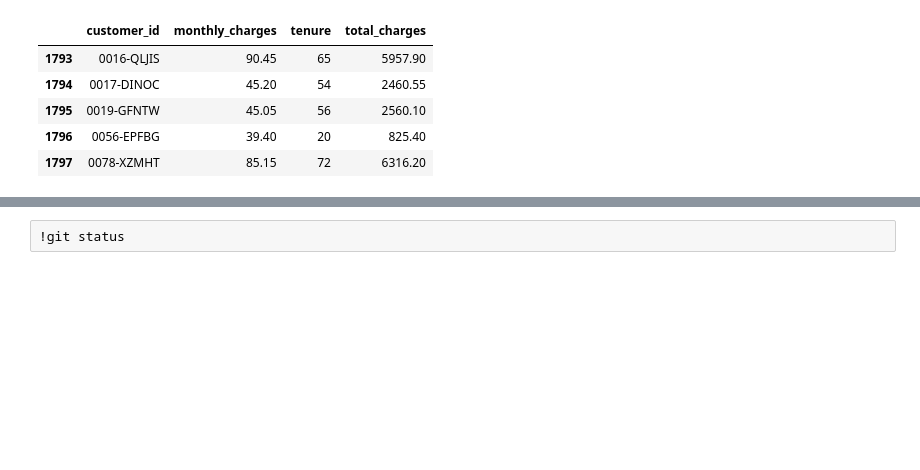
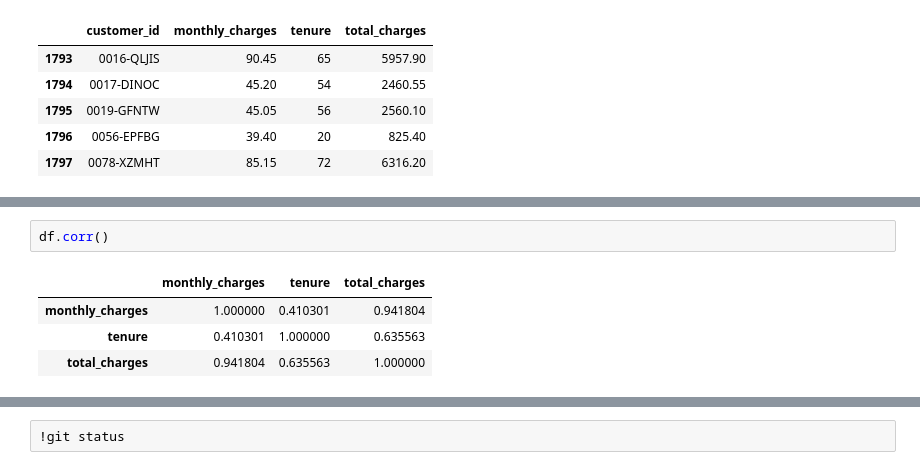
Before and after one commit to george887/regression-exercises, a Jupyter notebook: wrangle.ipynb, the cells around one changed output, grey strips where cells are left out. Drawn from its saved outputs; the diff is of its cells as text; blank space fills up the shorter version.

```diff
--- a/wrangle.ipynb
+++ b/wrangle.ipynb
@@ -298,0 +367,7 @@ df.head()
+# %%
+df.corr()
+# %% [output]
+|  | monthly_charges | tenure | total_charges |
+| monthly_charges | 1.000000 | 0.410301 | 0.941804 |
+| tenure | 0.410301 | 1.000000 | 0.635563 |
+| total_charges | 0.941804 | 0.635563 | 1.000000 |
```
Also changed, not shown: parts of 21 cells of this notebook, 1 other file.
